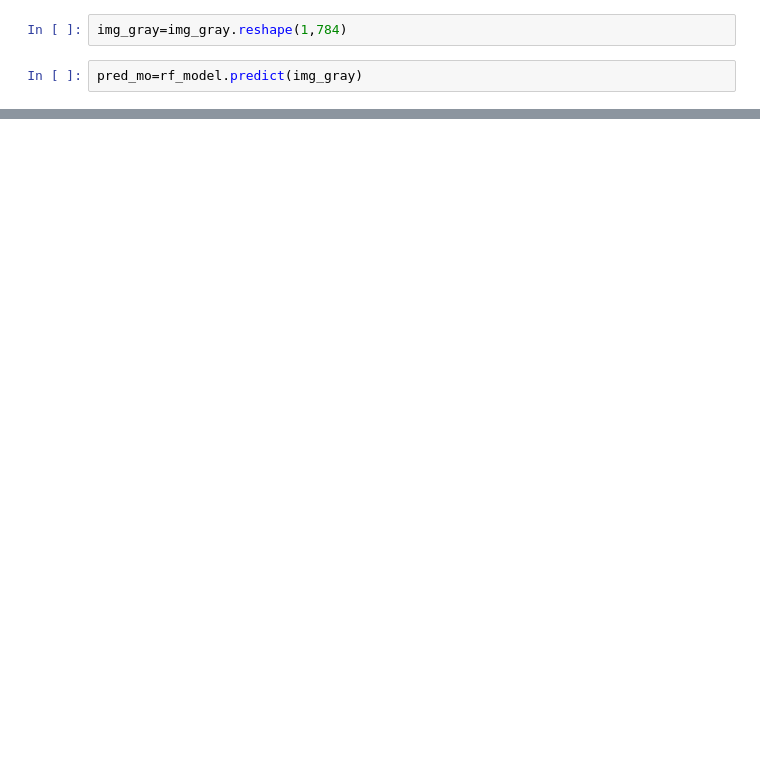
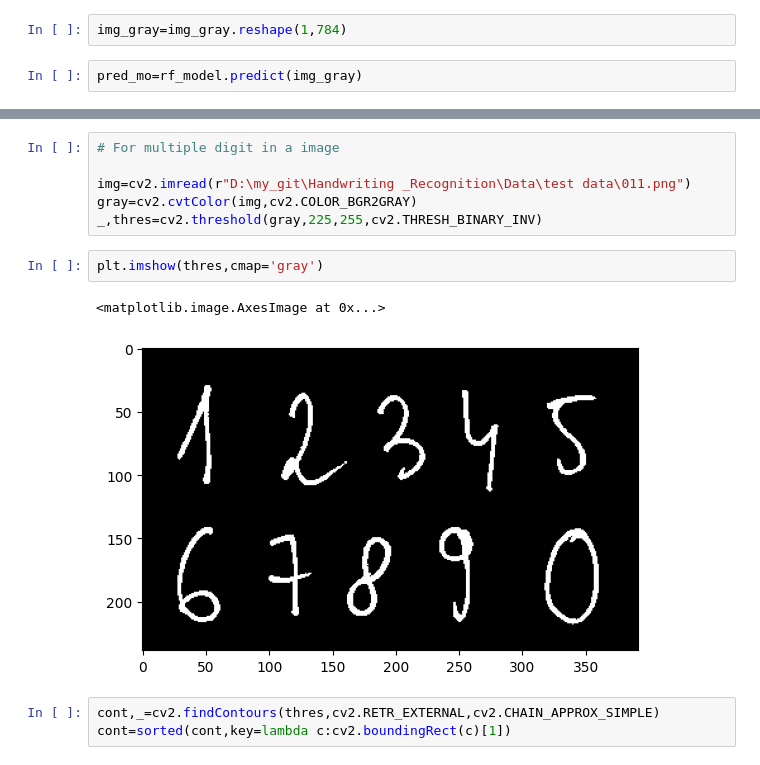
Before and after one commit to Seetharamanrs/Handwriting-Recognition, a Jupyter notebook: Notebook/Notebook.ipynb, the cells around one changed output, grey strips where cells are left out. Drawn from its saved outputs; the diff is of its cells as text; blank space fills up the shorter version.

```diff
--- a/Notebook/Notebook.ipynb
+++ b/Notebook/Notebook.ipynb
@@ -158,0 +159,14 @@ print(pred_mo)
+# %%
+# For multiple digit in a image
+
+img=cv2.imread(r"D:\my_git\Handwriting _Recognition\Data\test data\011.png")
+gray=cv2.cvtColor(img,cv2.COLOR_BGR2GRAY)
+_,thres=cv2.threshold(gray,225,255,cv2.THRESH_BINARY_INV)
+# %%
+plt.imshow(thres,cmap='gray')
+# %% [output]
+<matplotlib.image.AxesImage at 0x...>
+[figure, added]
+# %%
+cont,_=cv2.findContours(thres,cv2.RETR_EXTERNAL,cv2.CHAIN_APPROX_SIMPLE)
+cont=sorted(cont,key=lambda c:cv2.boundingRect(c)[1])
```
Also changed, not shown: parts of 7 cells of this notebook.
